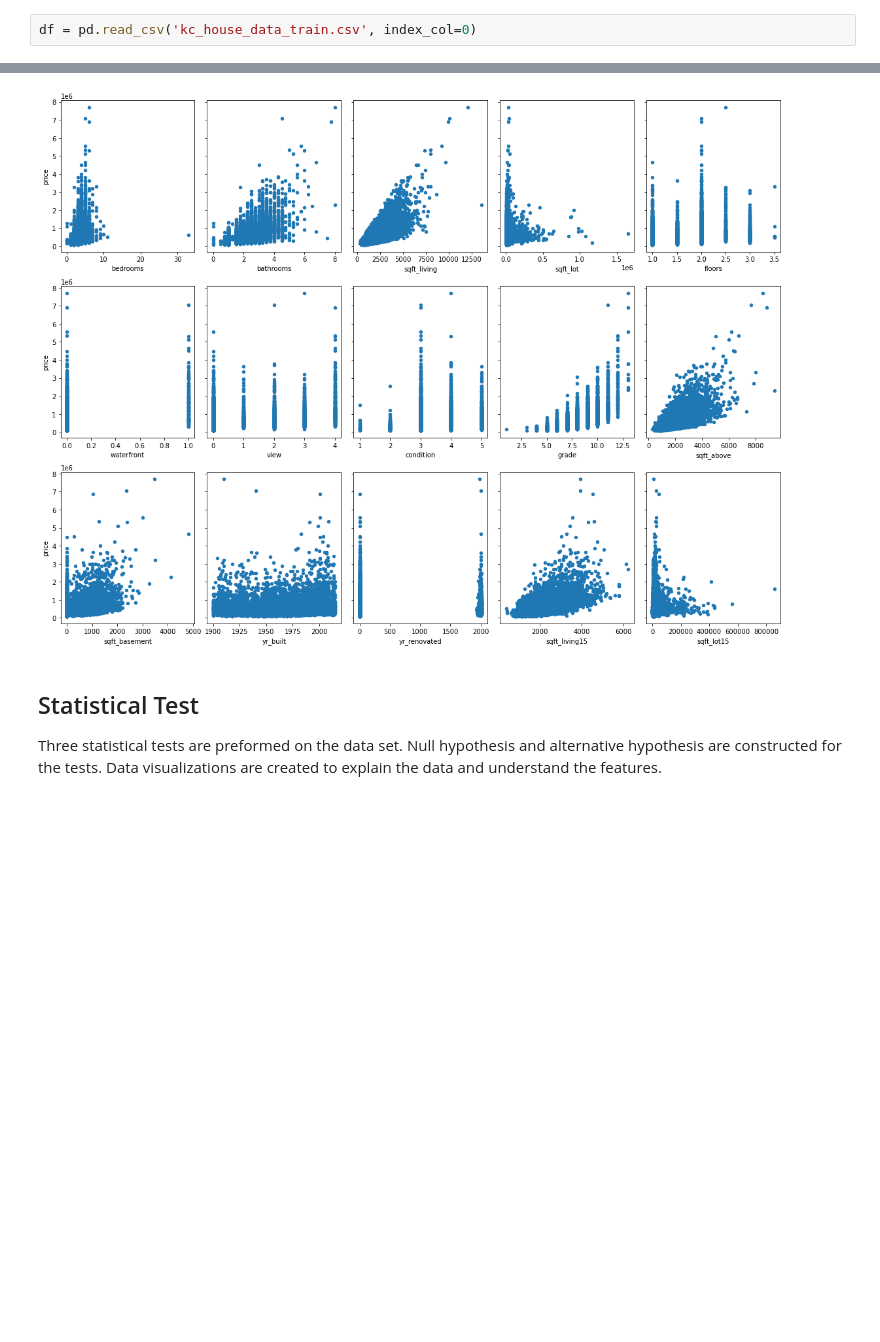
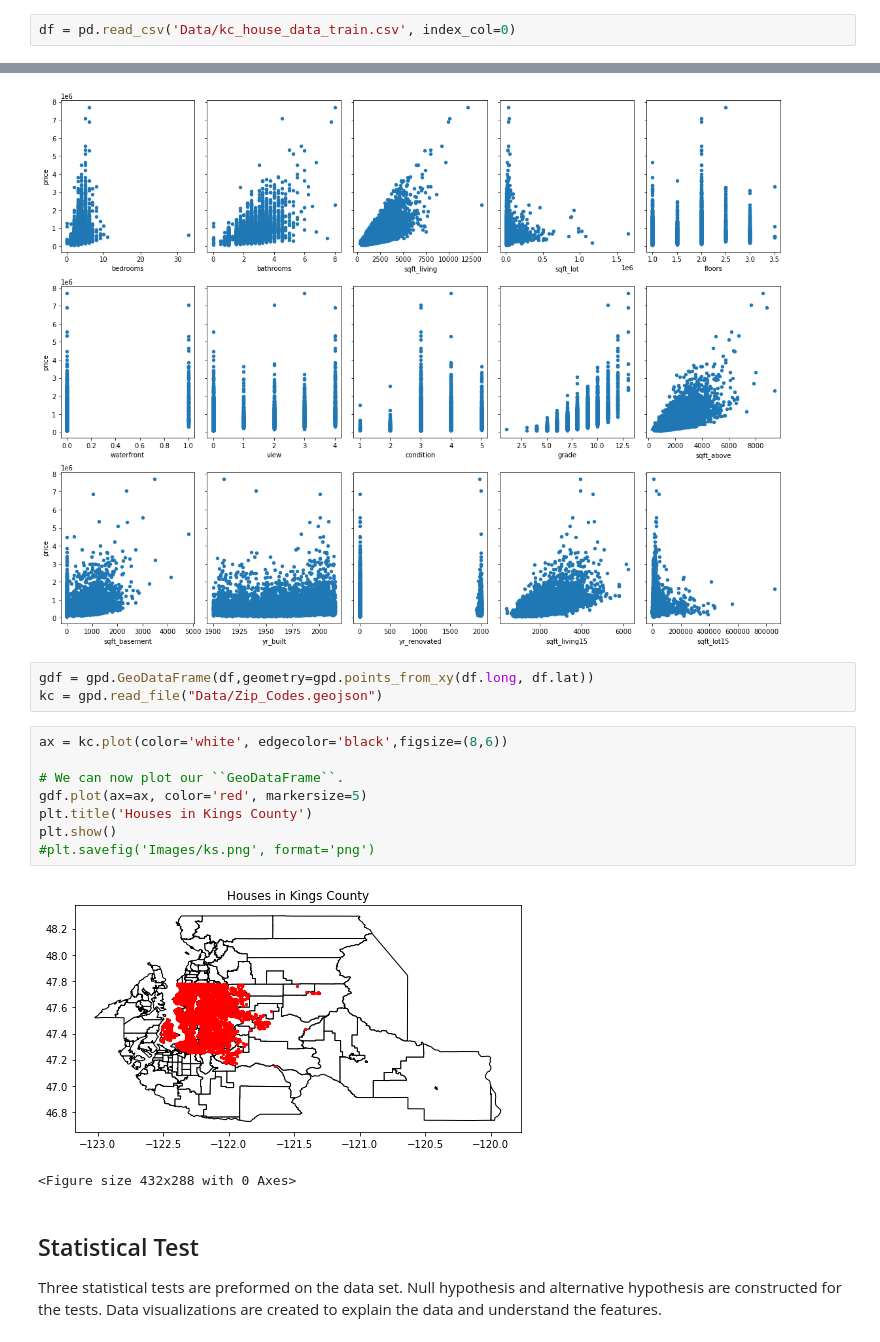
Before and after one commit to ghcn345/house-price-prediction-with-statistical-test, a Jupyter notebook: Housing Prices Prediction.ipynb, the cells around one changed output, grey strips where cells are left out. Drawn from its saved outputs; the diff is of its cells as text; blank space fills up the shorter version.

```diff
--- a/Housing Prices Prediction.ipynb
+++ b/Housing Prices Prediction.ipynb
@@ -37,7 +38,7 @@ import pickle
 # homemade module
 import homebrew as hb
 # %%
-df = pd.read_csv('kc_house_data_train.csv', index_col=0)
+df = pd.read_csv('Data/kc_house_data_train.csv', index_col=0)
 # %% [markdown]
 ## Exploratory Data Analysis
 This step is to understand the information contained within the data. Become familiar with the data. Data visualizations is created to determine if there are any relationships between the features and the target variables. Look to see if there are any extreme values.
@@ -61,6 +62,20 @@ plt.tight_layout()
 #plt.savefig('Images/mix.jpeg', format='jpeg')
 # %% [output]
 [figure]
+# %%
+gdf = gpd.GeoDataFrame(df,geometry=gpd.points_from_xy(df.long, df.lat))
+kc = gpd.read_file("Data/Zip_Codes.geojson")
+# %%
+ax = kc.plot(color='white', edgecolor='black',figsize=(8,6))
+
+# We can now plot our ``GeoDataFrame``.
+gdf.plot(ax=ax, color='red', markersize=5)
+plt.title('Houses in Kings County')
+plt.show()
+#plt.savefig('Images/ks.png', format='png')
+# %% [output]
+[figure, added]
+<Figure size 432x288 with 0 Axes>
 # %% [markdown]
 ## Statistical Test
 Three statistical tests are preformed on the data set. Null hypothesis and alternative hypothesis are constructed for the tests. Data visualizations are created to explain the data and understand the features.
```
Also changed, not shown: parts of 2 cells of this notebook, 4 other files.
